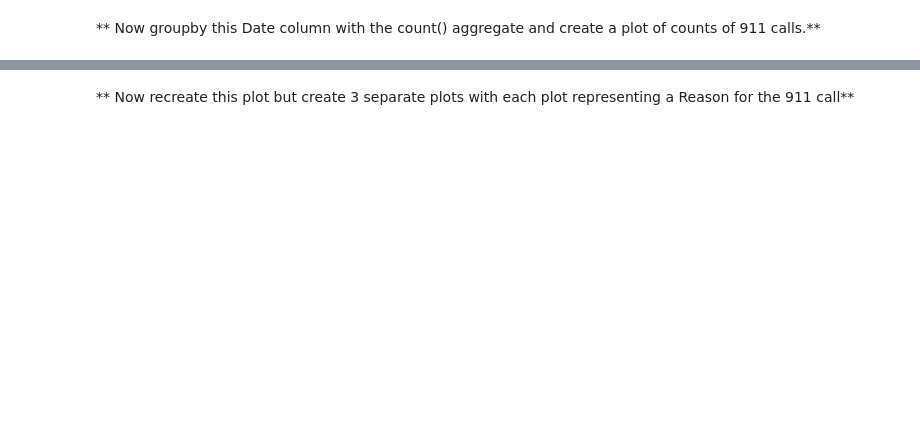
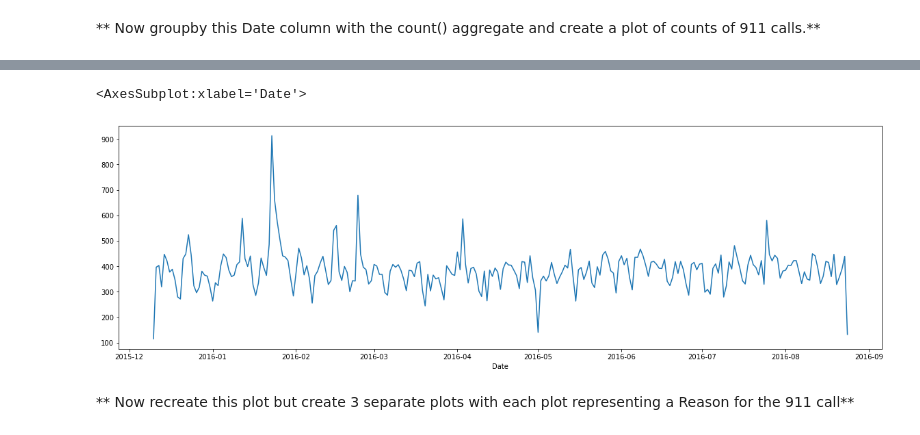
Before and after one commit to LukaszBijak/Python, a Jupyter notebook: Python for Data Science and Machine Learning/01-911 Calls Data Capstone Project.ipynb, the cells around one changed output, grey strips where cells are left out. Cells and saved outputs as stored; diff of their text form; code cells hidden in the pictures; blank space fills up the shorter version.

```diff
--- a/Python for Data Science and Machine Learning/01-911 Calls Data Capstone Project.ipynb
+++ b/Python for Data Science and Machine Learning/01-911 Calls Data Capstone Project.ipynb
@@ -243,2 +256,4 @@ _____
 # %% [markdown]
 **Create a new column called 'Date' that contains the date from the timeStamp column. You'll need to use apply along with the .date() method. **
+# %%
+df['Date'] = df['timeStamp'].apply(lambda row: row.date())
@@ -250,2 +278,9 @@ _____
+# %%
+df3 = df.groupby('Date').count()
+# %%
+df3['lat'].plot(figsize=(20,6))
+# %% [output]
+<AxesSubplot:xlabel='Date'>
+[figure, added]
 # %% [markdown]
 ** Now recreate this plot but create 3 separate plots with each plot representing a Reason for the 911 call**
```
Also changed, not shown: parts of 21 cells of this notebook.
